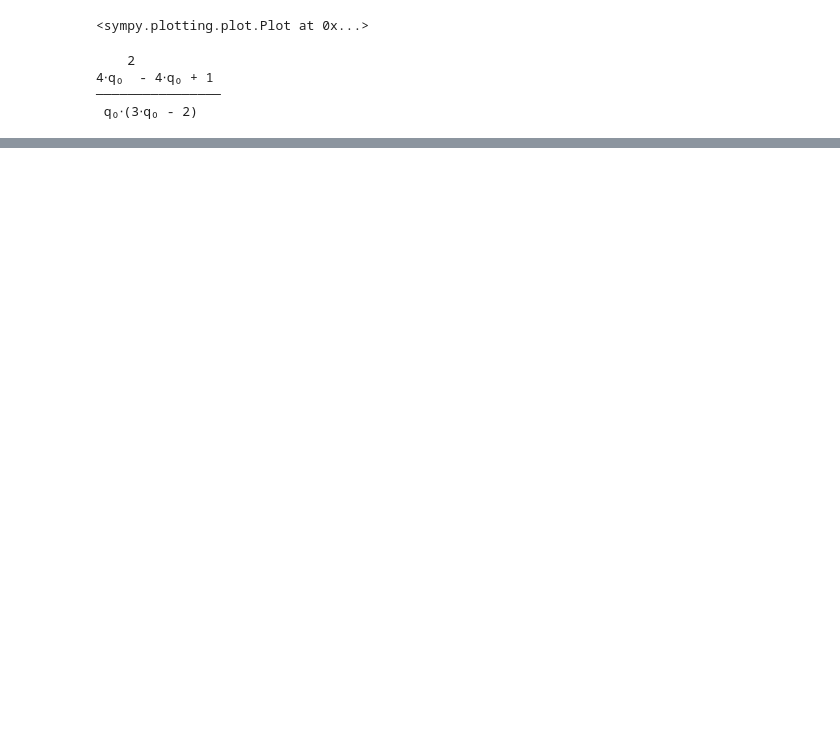
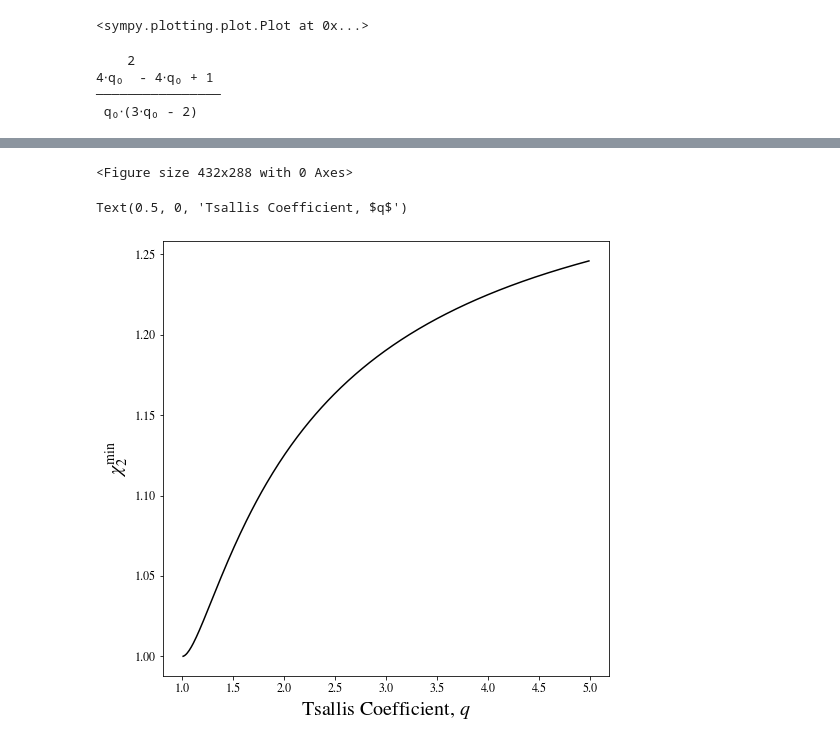
Before and after one commit to BAAYoung/MESWE, a Jupyter notebook: notebooks/01_exploration/Tsallis_entropy_analysis_bay_2021_03_02.ipynb, the cells around one changed output, grey strips where cells are left out. Saved outputs shown, nothing was run; the diff lists cells and outputs as text; code cells hidden in the pictures; blank space fills up the shorter version.

```diff
--- a/notebooks/01_exploration/Tsallis_entropy_analysis_bay_2021_03_02.ipynb
+++ b/notebooks/01_exploration/Tsallis_entropy_analysis_bay_2021_03_02.ipynb
@@ -48 +51,25 @@ plot(chi_2_q,(q0, 1,5),xlabel = '')
 <sympy.plotting.plot.Plot at 0x...>
+# %%
+#converting to numpy for plotting:
+import numpy as np
+import matplotlib.pyplot as plt
+
+import matplotlib
+matplotlib.rcParams['mathtext.fontset'] = 'stix'
+matplotlib.rcParams['font.family'] = 'STIXGeneral'
+matplotlib.rcParams['font.size'] = 12
+plt.rc('axes', labelsize=20)
+plt.set_cmap('coolwarm')
+# %% [output]
+<Figure size 432x288 with 0 Axes>
+# %%
+chi_min = lambdify(q0,chi_2_q)
+q_np = np.arange(1.01,5,0.01)
+chi_np = chi_min(q_np)
+plt.figure(figsize=(8, 8))
+plt.plot(q_np,chi_np,'k')
+plt.ylabel('$\chi_2^{\mathrm{min}}$')
+plt.xlabel('Tsallis Coefficient, $q$')
+# %% [output]
+Text(0.5, 0, 'Tsallis Coefficient, $q$')
+[figure, added]
```
Also changed, not shown: parts of 3 cells of this notebook, 3 other files.
